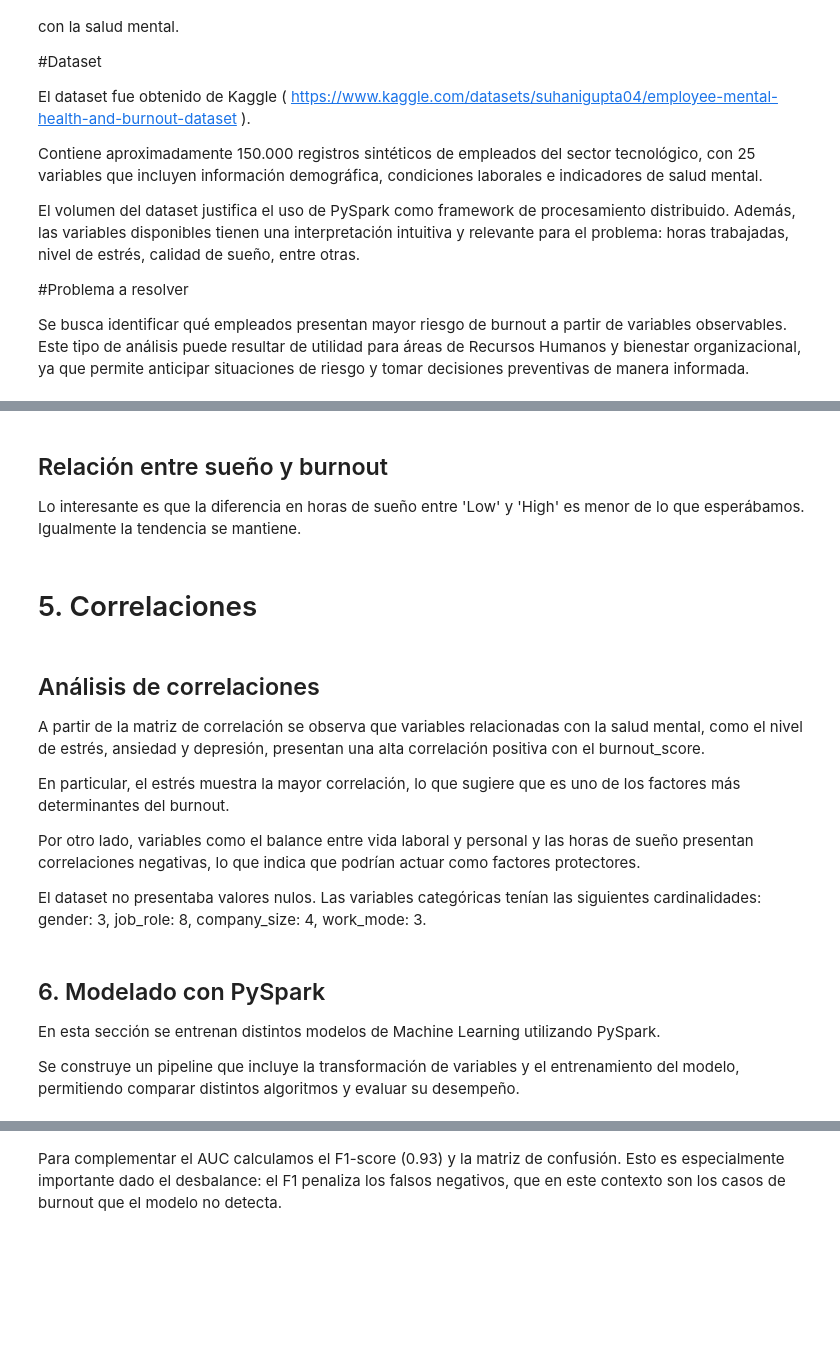
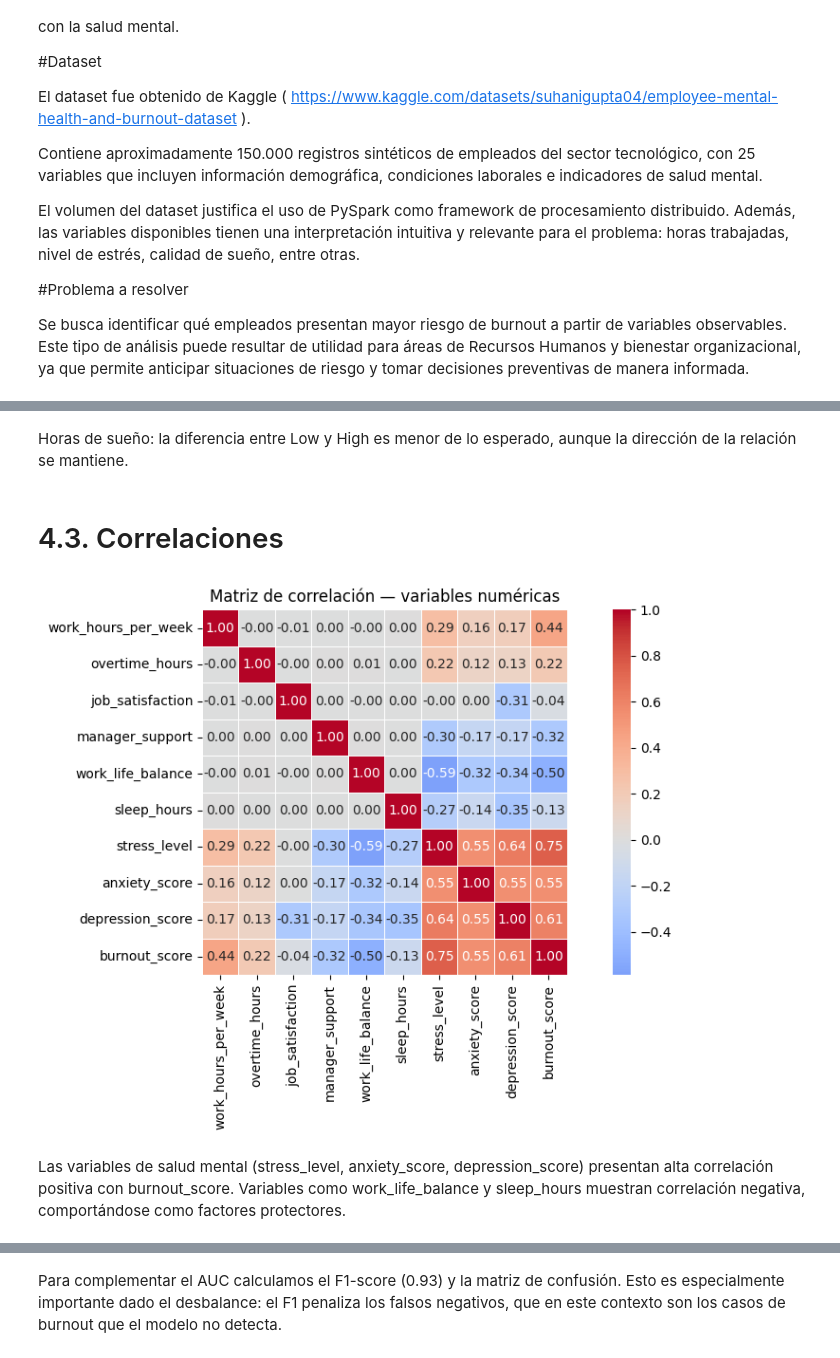
Before and after one commit to ailingomezromay/Grupo-4--TP-BigData-Burnout, a Jupyter notebook: TP_Grupo 4_BigData_Burnout.ipynb, the cells around one changed output, grey strips where cells are left out. Cells and saved outputs as stored; diff of their text form; code cells hidden in the pictures; blank space fills up the shorter version.

```diff
--- a/TP_Grupo 4_BigData_Burnout.ipynb
+++ b/TP_Grupo 4_BigData_Burnout.ipynb
@@ -123,39 +167,25 @@ plt.show()
 # %% [markdown]
-## Relación entre sueño y burnout
-
-Lo interesante es que la diferencia en horas de sueño entre 'Low' y 'High' es menor de lo que esperábamos. Igualmente la tendencia se mantiene.
+Horas de sueño: la diferencia entre Low y High es menor de lo esperado, aunque la dirección de la relación se mantiene.
 # %% [markdown]
-# 5. Correlaciones
+# 4.3. Correlaciones
 # %%
-cols = [
-    "work_hours_per_week", "overtime_hours", "job_satisfaction",
-    "manager_support", "work_life_balance", "sleep_hours",
-    "stress_level", "anxiety_score", "depression_score", "burnout_score"
+cols_corr = [
+    'work_hours_per_week', 'overtime_hours', 'job_satisfaction',
+    'manager_support', 'work_life_balance', 'sleep_hours',
+    'stress_level', 'anxiety_score', 'depression_score', 'burnout_score'
 ]
 
-corr = df[cols].corr()
+corr = df[cols_corr].corr()
 
-plt.figure(figsize=(10,6))
-sns.heatmap(corr, annot=True, cmap="coolwarm")
-plt.title("Matriz de correlación")
+plt.figure(figsize=(10, 6))
+sns.heatmap(corr, annot=True, fmt='.2f', cmap='coolwarm', center=0,
+            linewidths=0.5, square=True)
+plt.title('Matriz de correlación — variables numéricas')
+plt.tight_layout()
 plt.show()
-
-print(df.isnull().sum().sum())  # total nulos
-for col in ["gender", "job_role", "company_size", "work_mode"]:
-    print(col, df[col].nunique())
+# %% [output]
+[figure, added]
-# %% [markdown]
-## Análisis de correlaciones
-
-A partir de la matriz de correlación se observa que variables relacionadas con la salud mental, como el nivel de estrés, ansiedad y depresión, presentan una alta correlación positiva con el burnout_score.
-
-En particular, el estrés muestra la mayor correlación, lo que sugiere que es uno de los factores más determinantes del burnout.
-
-Por otro lado, variables como el balance entre vida laboral y personal y las horas de sueño presentan correlaciones negativas, lo que indica que podrían actuar como factores protectores.
-
-El dataset no presentaba valores nulos. Las variables categóricas tenían las siguientes cardinalidades: gender: 3, job_role: 8, company_size: 4, work_mode: 3.
-# %% [markdown]
-## 6. Modelado con PySpark
-
-En esta sección se entrenan distintos modelos de Machine Learning utilizando PySpark.
-
-Se construye un pipeline que incluye la transformación de variables y el entrenamiento del modelo, permitiendo comparar distintos algoritmos y evaluar su desempeño.
+# %% [markdown]
+
+
+Las variables de salud mental (stress_level, anxiety_score, depression_score) presentan alta correlación positiva con burnout_score. Variables como work_life_balance y sleep_hours muestran correlación negativa, comportándose como factores protectores.
```
Also changed, not shown: parts of 77 cells of this notebook.
